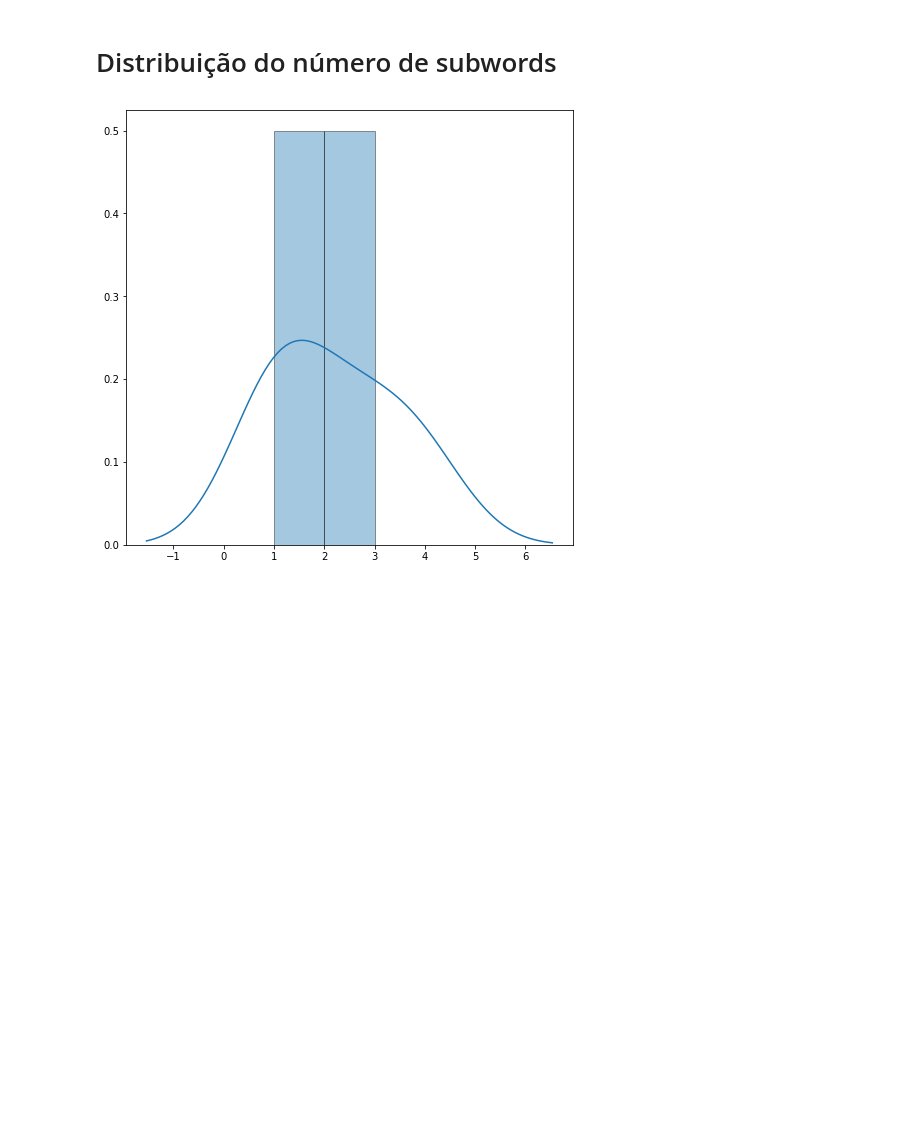
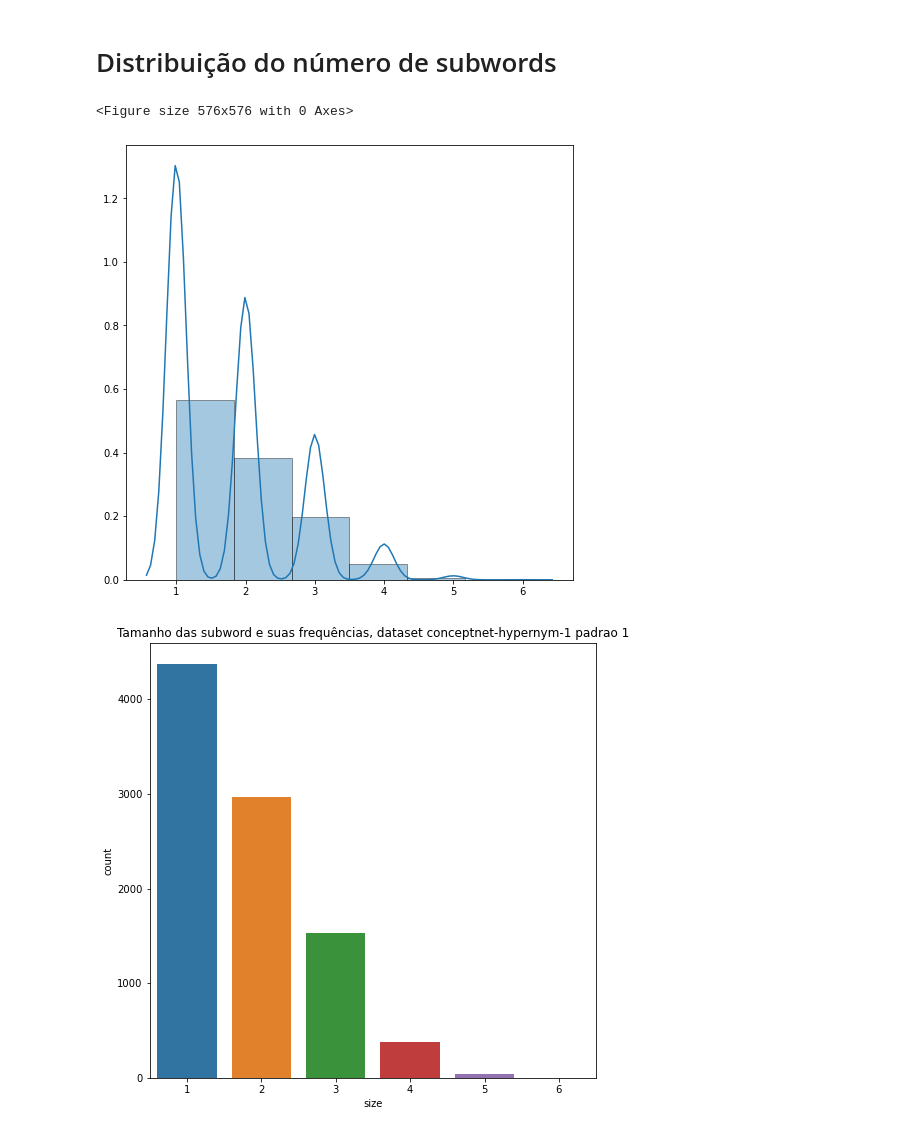
Before and after one commit to eraldoluis/hyper_bert, a Jupyter notebook: nb/word_pieces_score.ipynb, the cells around one changed output. Drawn from its saved outputs; the diff is of its cells as text; code cells hidden in the pictures; blank space fills up the shorter version.

Commit message:
notebook histograma e grafico de barra de frequencia

```diff
--- a/nb/word_pieces_score.ipynb
+++ b/nb/word_pieces_score.ipynb
@@ -34,31 +35,35 @@ _ = ax.set_title("Tamanho das subword e suas pontuações (Média e SD), dataset
 # %%
 import json
 import numpy as np
 import pandas as pd
 import seaborn as sns
 import matplotlib.pyplot as plt
 
 # imports pra nao rodar a celular de cima novamente
 patterns = ["{} é um tipo de {}", "{} é um {}", "{} e outros {}", "{} ou outro {}", "{} , um {}"]
 
 with open("../models/neuralmind-bert-base-portuguese-cased/conceptnet-hypernym-1.json", mode="r") as f:
     data_json = json.load(f)
 
 df = pd.DataFrame(columns=['data', 'hiponimo_len', 'hiponimo_sum','hiperonimo_len','hiperonimo_sum', 'classe', 'padrao', 'fonte'])
 idx = 0
 i=0
 for k, v in data_json.items():
-    if i == 5:
-        break
-    i += 1
     for p, x in v.items():
         df.loc[idx] = [k] + [len(x[0])] + [np.sum(x[0])] + [len(x[1])] + [np.sum(x[1])] + [k.split()[2]] + [p] +[k.split()[3]]
         idx += 1
 
+plt.figure(figsize=(8,8))
 df_hipo = df[df['padrao'] == patterns[0]][['hiponimo_len']].rename(columns={'hiponimo_len':'size'})
 df_hiper = df[df['padrao'] == patterns[0]][['hiperonimo_len']].rename(columns={'hiperonimo_len':'size'})
-size_list = df_hiper['size'].to_list()
+size_list = pd.concat([df_hipo, df_hiper])
 plt.figure(figsize=(8,8))
-sns.distplot(size_list, hist=True ,bins=np.arange(1,df_hiper.max().squeeze()),hist_kws=dict(ec="k"));
+sns.distplot(size_list, hist=True, bins=int(size_list.max().squeeze()), hist_kws=dict(ec="k"));
+
+plt.figure(figsize=(8,8))
+ax = sns.countplot(x="size", data=size_list)
+_ = ax.set_title("Tamanho das subword e suas frequências, dataset conceptnet-hypernym-1 padrao 1")
 # %% [output]
+<Figure size 576x576 with 0 Axes>
-[figure, old version]
+[figure, new version]
+[figure, added]
```
Also changed, not shown: parts of 1 cell of this notebook.
